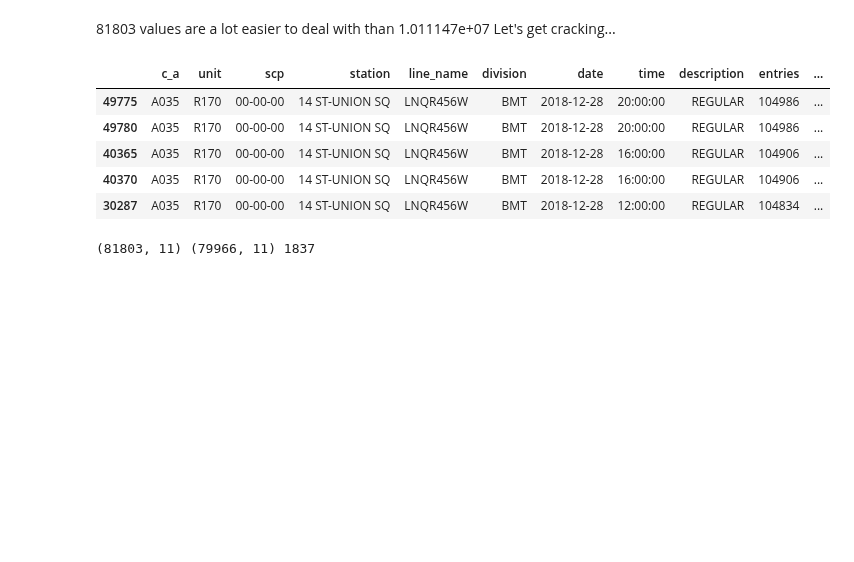
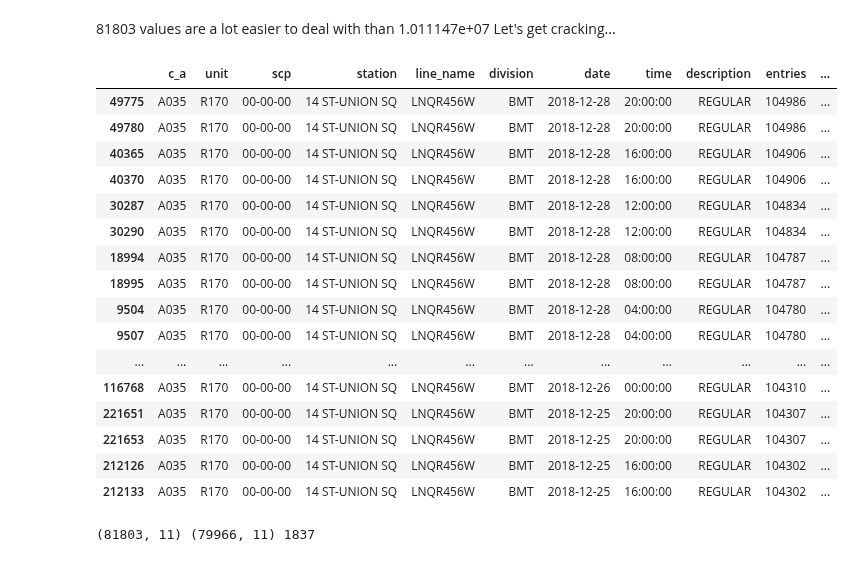
Before and after one commit to MahfuzurRahmanMiah/MTA_Turnstile_Data, a Jupyter notebook: MTA_Turnstile_Data.ipynb, the cells around one changed output. Saved outputs shown, nothing was run; the diff lists cells and outputs as text; code cells hidden in the pictures; blank space fills up the shorter version.

```diff
--- a/MTA_Turnstile_Data.ipynb
+++ b/MTA_Turnstile_Data.ipynb
@@ -121,14 +123,25 @@ root.mainloop()
 # This is just a fancier way, using a GUI to save the file in a way that users will be familiar with.
 # %%
 #What's the data look like now?
-df_station.head()
+df_station.head(40)
 # %% [output]
 |  | c_a | unit | scp | station | line_name | division | date | time | description | entries | ... |
 | 49775 | A035 | R170 | 00-00-00 | 14 ST-UNION SQ | LNQR456W | BMT | 2018-12-28 | 20:00:00 | REGULAR | 104986 | ... |
 | 49780 | A035 | R170 | 00-00-00 | 14 ST-UNION SQ | LNQR456W | BMT | 2018-12-28 | 20:00:00 | REGULAR | 104986 | ... |
 | 40365 | A035 | R170 | 00-00-00 | 14 ST-UNION SQ | LNQR456W | BMT | 2018-12-28 | 16:00:00 | REGULAR | 104906 | ... |
 | 40370 | A035 | R170 | 00-00-00 | 14 ST-UNION SQ | LNQR456W | BMT | 2018-12-28 | 16:00:00 | REGULAR | 104906 | ... |
 | 30287 | A035 | R170 | 00-00-00 | 14 ST-UNION SQ | LNQR456W | BMT | 2018-12-28 | 12:00:00 | REGULAR | 104834 | ... |
+| 30290 | A035 | R170 | 00-00-00 | 14 ST-UNION SQ | LNQR456W | BMT | 2018-12-28 | 12:00:00 | REGULAR | 104834 | ... |
+| 18994 | A035 | R170 | 00-00-00 | 14 ST-UNION SQ | LNQR456W | BMT | 2018-12-28 | 08:00:00 | REGULAR | 104787 | ... |
+| 18995 | A035 | R170 | 00-00-00 | 14 ST-UNION SQ | LNQR456W | BMT | 2018-12-28 | 08:00:00 | REGULAR | 104787 | ... |
+| 9504 | A035 | R170 | 00-00-00 | 14 ST-UNION SQ | LNQR456W | BMT | 2018-12-28 | 04:00:00 | REGULAR | 104780 | ... |
+| 9507 | A035 | R170 | 00-00-00 | 14 ST-UNION SQ | LNQR456W | BMT | 2018-12-28 | 04:00:00 | REGULAR | 104780 | ... |
+| ... | ... | ... | ... | ... | ... | ... | ... | ... | ... | ... | ... |
+| 116768 | A035 | R170 | 00-00-00 | 14 ST-UNION SQ | LNQR456W | BMT | 2018-12-26 | 00:00:00 | REGULAR | 104310 | ... |
+| 221651 | A035 | R170 | 00-00-00 | 14 ST-UNION SQ | LNQR456W | BMT | 2018-12-25 | 20:00:00 | REGULAR | 104307 | ... |
+| 221653 | A035 | R170 | 00-00-00 | 14 ST-UNION SQ | LNQR456W | BMT | 2018-12-25 | 20:00:00 | REGULAR | 104307 | ... |
+| 212126 | A035 | R170 | 00-00-00 | 14 ST-UNION SQ | LNQR456W | BMT | 2018-12-25 | 16:00:00 | REGULAR | 104302 | ... |
+| 212133 | A035 | R170 | 00-00-00 | 14 ST-UNION SQ | LNQR456W | BMT | 2018-12-25 | 16:00:00 | REGULAR | 104302 | ... |
 # %%
 df_station_cleaned = df_station.drop_duplicates().copy()
 print(df_station.shape, df_station_cleaned.shape, df_station.shape[0] - df_station_cleaned.shape[0])
```
Also changed, not shown: parts of 5 cells of this notebook.
